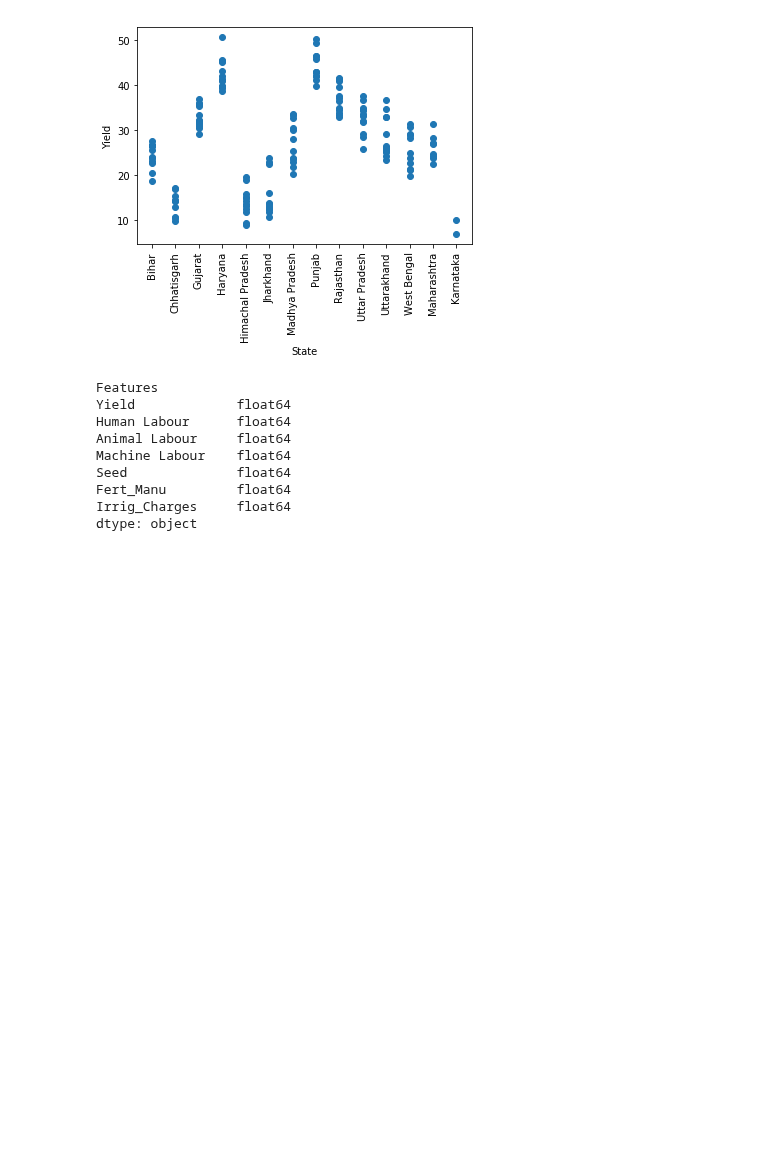
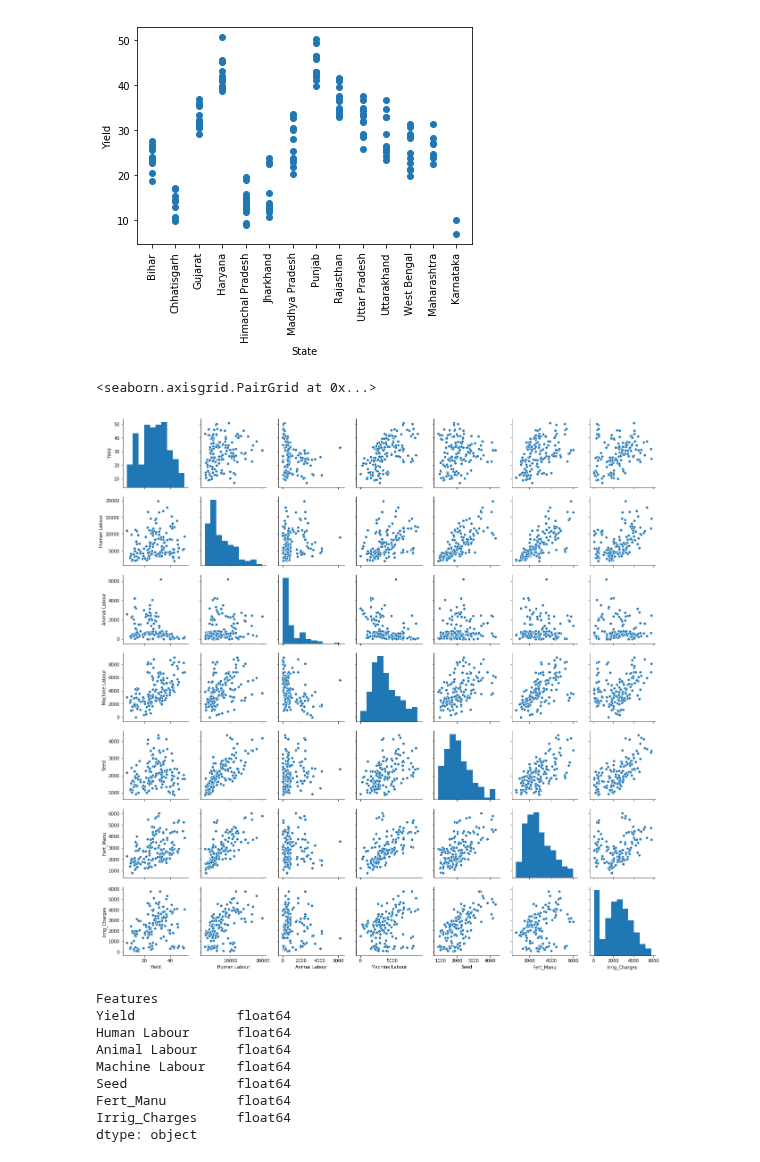
Before and after one commit to nidhin-koshy/Notebooks, a Jupyter notebook: Cost_of_Agriculture.ipynb, the cells around one changed output. Cells and saved outputs as stored; diff of their text form; code cells hidden in the pictures; blank space fills up the shorter version.

```diff
--- a/Cost_of_Agriculture.ipynb
+++ b/Cost_of_Agriculture.ipynb
@@ -168,6 +168,11 @@ plt.xlabel('State')
 # %% [output]
 Text(0.5, 0, 'State')
 [figure]
+# %%
+sns.pairplot(combined_dataframe.transpose())
+# %% [output]
+<seaborn.axisgrid.PairGrid at 0x...>
+[figure, added]
 # %%
 # Linear Regression on yield
 # First we will transpose the data, so the the features become the columns
```
Also changed, not shown: parts of 2 cells of this notebook.
